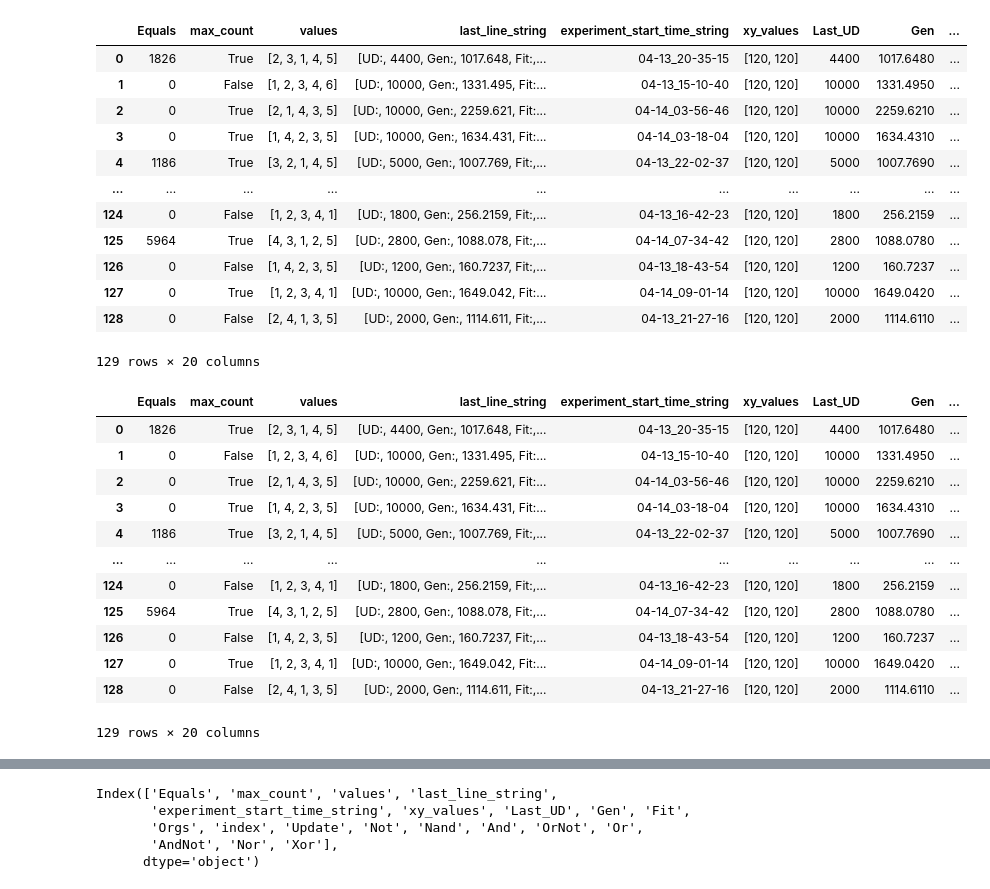
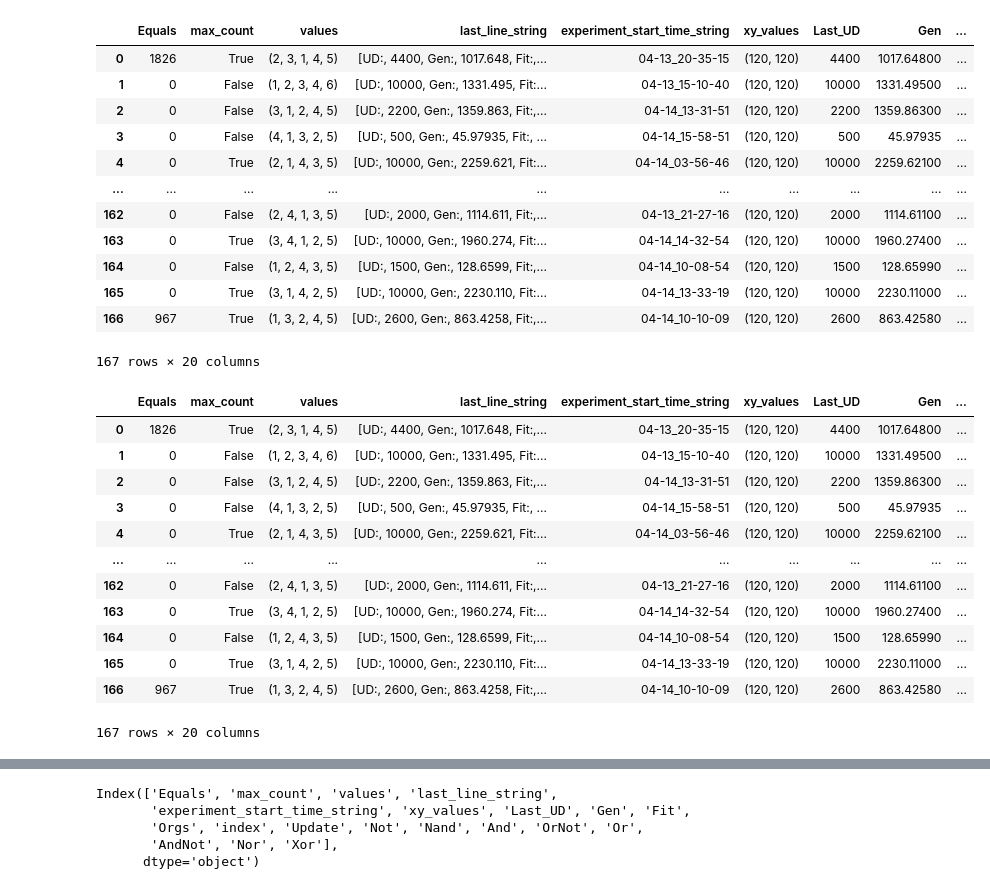
Before and after one commit to alzh9000/avida, a Jupyter notebook: cbuild_changed/work/results_plots.ipynb, the cells around one changed output, grey strips where cells are left out. Saved outputs shown, nothing was run; the diff lists cells and outputs as text; code cells hidden in the pictures.

Commit message:
gathered data to put in paper

```diff
--- a/cbuild_changed/work/results_plots.ipynb
+++ b/cbuild_changed/work/results_plots.ipynb
@@ -55,10 +55,10 @@ import pandas as pd
 import re
 
 # Directory containing the files
-dir_path = '229r/all1 copy'
+dir_path = '229r/all1 copy 2'
 
 # Directory containing the files
-dat_dir_path = 'data/229r/all1 copy'
+dat_dir_path = 'data/229r/all1 copy 2'
 
 # List to store the file names and last lines
 file_data = []
@@ -84,9 +84,9 @@ for filename in os.listdir(dir_path):
                 raise Exception("No match found for pattern in file name: {}".format(filename))
             index = int(match.group(1))
             max_count = match.group(2) == 'True'
-            values = [int(i) for i in match.group(3).strip('[]').split(', ')]
+            values = tuple(int(i) for i in match.group(3).strip('[]').split(', '))
             experiment_start_time_string = match.group(4) + "_" + match.group(5)
-            xy_values = [int(i) for i in match.group(6).strip('[]').split(', ')]
+            xy_values = tuple(int(i) for i in match.group(6).strip('[]').split(', '))
 
             lines = f.readlines()
             last_line = lines[-1].strip()
@@ -114,45 +114,45 @@ for filename in os.listdir(dir_path):
             if last_line.startswith('UD:'):
                 last_line_string = last_line.strip().split()
 
                 data = {
                 'max_count': max_count,
                 'values': values,
                 'last_line_string': last_line_string,
                 'experiment_start_time_string': experiment_start_time_string,
                 'xy_values': xy_values,
                 'Last_UD': int(last_line_string[1]),
                 'Gen': float(last_line_string[3]),
                 'Fit': float(last_line_string[5]),
                 'Orgs': int(last_line_string[7]),
                 'index': index,
                 }
                 data.update(dictionary)
                 EQU_dict.update(data)
 
                 # Append the data to the list
                 data_list.append(EQU_dict)
             else:
                 raise Exception("Last line does not start with UD: {}".format(filename))
 
 # Create the DataFrame from the data list
 df = pd.DataFrame(data_list)
 
 # Print the dataframe
 df
 # %% [output]
 |  | Equals | max_count | values | last_line_string | experiment_start_time_string | xy_values | Last_UD | Gen | ... |
-| 0 | 1826 | True | [2, 3, 1, 4, 5] | [UD:, 4400, Gen:, 1017.648, Fit:,... | 04-13_20-35-15 | [120, 120] | 4400 | 1017.6480 | ... |
-| 1 | 0 | False | [1, 2, 3, 4, 6] | [UD:, 10000, Gen:, 1331.495, Fit:... | 04-13_15-10-40 | [120, 120] | 10000 | 1331.4950 | ... |
-| 2 | 0 | True | [2, 1, 4, 3, 5] | [UD:, 10000, Gen:, 2259.621, Fit:... | 04-14_03-56-46 | [120, 120] | 10000 | 2259.6210 | ... |
-| 3 | 0 | True | [1, 4, 2, 3, 5] | [UD:, 10000, Gen:, 1634.431, Fit:... | 04-14_03-18-04 | [120, 120] | 10000 | 1634.4310 | ... |
-| 4 | 1186 | True | [3, 2, 1, 4, 5] | [UD:, 5000, Gen:, 1007.769, Fit:,... | 04-13_22-02-37 | [120, 120] | 5000 | 1007.7690 | ... |
+| 0 | 1826 | True | (2, 3, 1, 4, 5) | [UD:, 4400, Gen:, 1017.648, Fit:,... | 04-13_20-35-15 | (120, 120) | 4400 | 1017.64800 | ... |
+| 1 | 0 | False | (1, 2, 3, 4, 6) | [UD:, 10000, Gen:, 1331.495, Fit:... | 04-13_15-10-40 | (120, 120) | 10000 | 1331.49500 | ... |
+| 2 | 0 | False | (3, 1, 2, 4, 5) | [UD:, 2200, Gen:, 1359.863, Fit:,... | 04-14_13-31-51 | (120, 120) | 2200 | 1359.86300 | ... |
+| 3 | 0 | False | (4, 1, 3, 2, 5) | [UD:, 500, Gen:, 45.97935, Fit:, ... | 04-14_15-58-51 | (120, 120) | 500 | 45.97935 | ... |
+| 4 | 0 | True | (2, 1, 4, 3, 5) | [UD:, 10000, Gen:, 2259.621, Fit:... | 04-14_03-56-46 | (120, 120) | 10000 | 2259.62100 | ... |
 | ... | ... | ... | ... | ... | ... | ... | ... | ... | ... |
-| 124 | 0 | False | [1, 2, 3, 4, 1] | [UD:, 1800, Gen:, 256.2159, Fit:,... | 04-13_16-42-23 | [120, 120] | 1800 | 256.2159 | ... |
-| 125 | 5964 | True | [4, 3, 1, 2, 5] | [UD:, 2800, Gen:, 1088.078, Fit:,... | 04-14_07-34-42 | [120, 120] | 2800 | 1088.0780 | ... |
-| 126 | 0 | False | [1, 4, 2, 3, 5] | [UD:, 1200, Gen:, 160.7237, Fit:,... | 04-13_18-43-54 | [120, 120] | 1200 | 160.7237 | ... |
-| 127 | 0 | True | [1, 2, 3, 4, 1] | [UD:, 10000, Gen:, 1649.042, Fit:... | 04-14_09-01-14 | [120, 120] | 10000 | 1649.0420 | ... |
-| 128 | 0 | False | [2, 4, 1, 3, 5] | [UD:, 2000, Gen:, 1114.611, Fit:,... | 04-13_21-27-16 | [120, 120] | 2000 | 1114.6110 | ... |
+| 162 | 0 | False | (2, 4, 1, 3, 5) | [UD:, 2000, Gen:, 1114.611, Fit:,... | 04-13_21-27-16 | (120, 120) | 2000 | 1114.61100 | ... |
+| 163 | 0 | True | (3, 4, 1, 2, 5) | [UD:, 10000, Gen:, 1960.274, Fit:... | 04-14_14-32-54 | (120, 120) | 10000 | 1960.27400 | ... |
+| 164 | 0 | False | (1, 2, 4, 3, 5) | [UD:, 1500, Gen:, 128.6599, Fit:,... | 04-14_10-08-54 | (120, 120) | 1500 | 128.65990 | ... |
+| 165 | 0 | True | (3, 1, 4, 2, 5) | [UD:, 10000, Gen:, 2230.110, Fit:... | 04-14_13-33-19 | (120, 120) | 10000 | 2230.11000 | ... |
+| 166 | 967 | True | (1, 3, 2, 4, 5) | [UD:, 2600, Gen:, 863.4258, Fit:,... | 04-14_10-10-09 | (120, 120) | 2600 | 863.42580 | ... |
-129 rows × 20 columns
+167 rows × 20 columns
 # %%
 import pandas as pd
 import pickle
@@ -172,18 +172,18 @@ with open('229r/results/all1_copy_fitness_and_counts_df.pickle', 'rb') as f:
 display(df)
 # %% [output]
 |  | Equals | max_count | values | last_line_string | experiment_start_time_string | xy_values | Last_UD | Gen | ... |
-| 0 | 1826 | True | [2, 3, 1, 4, 5] | [UD:, 4400, Gen:, 1017.648, Fit:,... | 04-13_20-35-15 | [120, 120] | 4400 | 1017.6480 | ... |
-| 1 | 0 | False | [1, 2, 3, 4, 6] | [UD:, 10000, Gen:, 1331.495, Fit:... | 04-13_15-10-40 | [120, 120] | 10000 | 1331.4950 | ... |
-| 2 | 0 | True | [2, 1, 4, 3, 5] | [UD:, 10000, Gen:, 2259.621, Fit:... | 04-14_03-56-46 | [120, 120] | 10000 | 2259.6210 | ... |
-| 3 | 0 | True | [1, 4, 2, 3, 5] | [UD:, 10000, Gen:, 1634.431, Fit:... | 04-14_03-18-04 | [120, 120] | 10000 | 1634.4310 | ... |
-| 4 | 1186 | True | [3, 2, 1, 4, 5] | [UD:, 5000, Gen:, 1007.769, Fit:,... | 04-13_22-02-37 | [120, 120] | 5000 | 1007.7690 | ... |
+| 0 | 1826 | True | (2, 3, 1, 4, 5) | [UD:, 4400, Gen:, 1017.648, Fit:,... | 04-13_20-35-15 | (120, 120) | 4400 | 1017.64800 | ... |
+| 1 | 0 | False | (1, 2, 3, 4, 6) | [UD:, 10000, Gen:, 1331.495, Fit:... | 04-13_15-10-40 | (120, 120) | 10000 | 1331.49500 | ... |
+| 2 | 0 | False | (3, 1, 2, 4, 5) | [UD:, 2200, Gen:, 1359.863, Fit:,... | 04-14_13-31-51 | (120, 120) | 2200 | 1359.86300 | ... |
+| 3 | 0 | False | (4, 1, 3, 2, 5) | [UD:, 500, Gen:, 45.97935, Fit:, ... | 04-14_15-58-51 | (120, 120) | 500 | 45.97935 | ... |
+| 4 | 0 | True | (2, 1, 4, 3, 5) | [UD:, 10000, Gen:, 2259.621, Fit:... | 04-14_03-56-46 | (120, 120) | 10000 | 2259.62100 | ... |
 | ... | ... | ... | ... | ... | ... | ... | ... | ... | ... |
-| 124 | 0 | False | [1, 2, 3, 4, 1] | [UD:, 1800, Gen:, 256.2159, Fit:,... | 04-13_16-42-23 | [120, 120] | 1800 | 256.2159 | ... |
-| 125 | 5964 | True | [4, 3, 1, 2, 5] | [UD:, 2800, Gen:, 1088.078, Fit:,... | 04-14_07-34-42 | [120, 120] | 2800 | 1088.0780 | ... |
-| 126 | 0 | False | [1, 4, 2, 3, 5] | [UD:, 1200, Gen:, 160.7237, Fit:,... | 04-13_18-43-54 | [120, 120] | 1200 | 160.7237 | ... |
-| 127 | 0 | True | [1, 2, 3, 4, 1] | [UD:, 10000, Gen:, 1649.042, Fit:... | 04-14_09-01-14 | [120, 120] | 10000 | 1649.0420 | ... |
-| 128 | 0 | False | [2, 4, 1, 3, 5] | [UD:, 2000, Gen:, 1114.611, Fit:,... | 04-13_21-27-16 | [120, 120] | 2000 | 1114.6110 | ... |
+| 162 | 0 | False | (2, 4, 1, 3, 5) | [UD:, 2000, Gen:, 1114.611, Fit:,... | 04-13_21-27-16 | (120, 120) | 2000 | 1114.61100 | ... |
+| 163 | 0 | True | (3, 4, 1, 2, 5) | [UD:, 10000, Gen:, 1960.274, Fit:... | 04-14_14-32-54 | (120, 120) | 10000 | 1960.27400 | ... |
+| 164 | 0 | False | (1, 2, 4, 3, 5) | [UD:, 1500, Gen:, 128.6599, Fit:,... | 04-14_10-08-54 | (120, 120) | 1500 | 128.65990 | ... |
+| 165 | 0 | True | (3, 1, 4, 2, 5) | [UD:, 10000, Gen:, 2230.110, Fit:... | 04-14_13-33-19 | (120, 120) | 10000 | 2230.11000 | ... |
+| 166 | 967 | True | (1, 3, 2, 4, 5) | [UD:, 2600, Gen:, 863.4258, Fit:,... | 04-14_10-10-09 | (120, 120) | 2600 | 863.42580 | ... |
-129 rows × 20 columns
+167 rows × 20 columns
 # %%
 df.describe()
 # %% [output]
```
Also changed, not shown: parts of 12 cells of this notebook, 9 other files.
